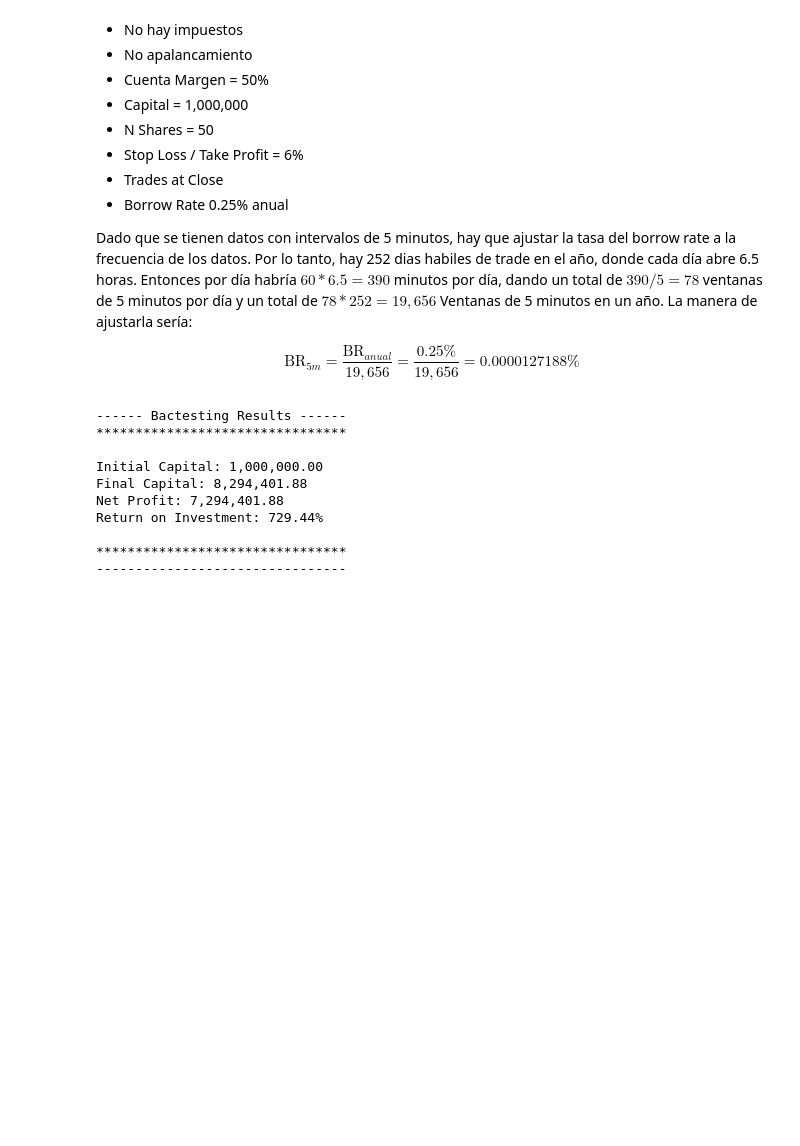
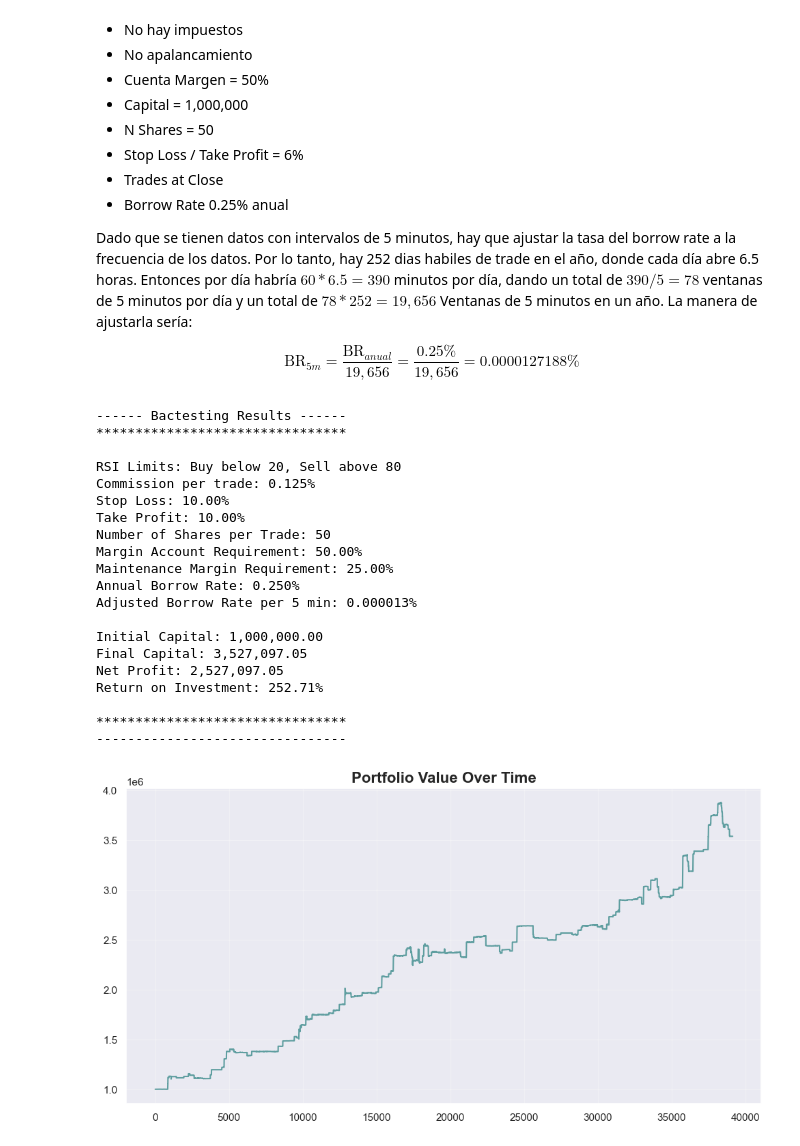
Before and after one commit to luisejdm/Microestructura_y_Sistemas_de_Trading, a Jupyter notebook: Clases/backtesting_short_try.ipynb, the cells around one changed output. Saved outputs shown, nothing was run; the diff lists cells and outputs as text; code cells hidden in the pictures; blank space fills up the shorter version.

```diff
--- a/Clases/backtesting_short_try.ipynb
+++ b/Clases/backtesting_short_try.ipynb
@@ -13,12 +13,12 @@ plt.rcParams['axes.labelsize'] = 14
 plt.rcParams['axes.titleweight'] = 'bold'
 plt.rcParams['grid.alpha'] = 0.3
 # %%
-data = pd.read_csv('../data/aapl_5m_train.csv').dropna()
+data = pd.read_csv('../data/aapl_5m_train.csv')
 
 rsi_indicator = ta.momentum.RSIIndicator(close=data['Close'], window=15)
 data['rsi'] = rsi_indicator.rsi()
 
-data['buy_signal'] = data['rsi'] < 16
+data['buy_signal'] = data['rsi'] < 20
 data['sell_signal'] = data['rsi'] > 80
 
 data = data.dropna()
@@ -59,7 +59,7 @@ COM = 0.125/100
 #DOF (Grados de libertad)
 STOP_LOSS = 0.10
 TAKE_PROFIT = 0.10
-N_SHARES = 150
+N_SHARES = 50
 
 capital = 1_000_000
 
@@ -84,6 +124,7 @@ class Position:
 # %%
 active_long_positions: list[Position] = []
 active_short_positions: list[Position] = []
+portfolio_values = []
 
 # Start Backtesting
 for i, row in data.iterrows():
@@ -94,7 +135,7 @@ for i, row in data.iterrows():
         # Stop Loss or take profit Check
         if row.Close > position.tp or row.Close < position.sl:
             # Add profits / losses to capital
-            capital += row.Close * position.n_shares * (1-COM)
+            capital += row.Close * position.n_shares * (1 - COM)
             #Remove position from active positions
             active_long_positions.remove(position)
 
@@ -103,7 +144,7 @@ for i, row in data.iterrows():
     """
     for position in active_short_positions.copy():
         # Calculate borrow cost for each 5 min period
-        borrow_cost = row.Close * position.n_shares * ADJ_BORROW_RATE
+        borrow_cost = position.price * position.n_shares * ADJ_BORROW_RATE
         capital -= borrow_cost
 
         # Short Position Equity
@@ -120,7 +161,7 @@ for i, row in data.iterrows():
             continue
 
         # Margin Call Check
-        maintenance_req = maint_margin * row.Close * position.n_shares # Capital required to maintain position
+        maintenance_req = maint_margin * position.price * position.n_shares # Capital required to maintain position
         # If equity is less than maintenance requirement, a margin call is issued and we need to add capital
         if equity < maintenance_req:
             margin_needed = maintenance_req - equity
@@ -178,41 +219,50 @@ for i, row in data.iterrows():
                 n_shares = N_SHARES,
                 price = row['Close'],
                 sl = row['Close'] * (1 + STOP_LOSS),
                 tp = row['Close'] * (1 - TAKE_PROFIT),
                 time = row['Datetime'],
                 pos_type = 'short',
                 proceeds = short_proceed
             )
             active_short_positions.append(pos)
 
+    # Calculate and store portfolio value
+    portfolio_value = get_portfolio_value(capital, active_long_positions, active_short_positions, row.Close, N_SHARES)
+    portfolio_values.append(portfolio_value)
+
+
 #At the end of the backtesting, we should close all active positions
 # LONG POSITIONS
 capital += row.Close * len(active_long_positions)*N_SHARES * (1-COM)
 active_long_positions = []
 
 # SHORT POSITIONS
 for position in active_short_positions.copy():
     cost_to_cover = row.Close * N_SHARES * (1 + COM)
     pnl = position.proceeds - cost_to_cover
     capital += pnl
 active_short_positions = []
 
-print('------ Bactesting Results ------')
-print('********************************\n')
-print(f'Initial Capital: 1,000,000.00')
-print(f'Final Capital: {capital:,.2f}')
-print(f'Net Profit: {capital - 1_000_000:,.2f}')
-print(f'Return on Investment: {(capital - 1_000_000) / 1_000_000 * 100:,.2f}%')
-print('\n********************************')
-print('--------------------------------')
+print_results(capital, 1_000_000, portfolio_values)
 # %% [output]
 ------ Bactesting Results ------
 ********************************
 
+RSI Limits: Buy below 20, Sell above 80
+Commission per trade: 0.125%
+Stop Loss: 10.00%
+Take Profit: 10.00%
+Number of Shares per Trade: 50
+Margin Account Requirement: 50.00%
+Maintenance Margin Requirement: 25.00%
+Annual Borrow Rate: 0.250%
+Adjusted Borrow Rate per 5 min: 0.000013%
+
 Initial Capital: 1,000,000.00
-Final Capital: 8,294,401.88
-Net Profit: 7,294,401.88
-Return on Investment: 729.44%
+Final Capital: 3,527,097.05
+Net Profit: 2,527,097.05
+Return on Investment: 252.71%
 
 ********************************
 --------------------------------
+[figure, added]
```
Also changed, not shown: parts of 1 cell of this notebook, 1 other file.
